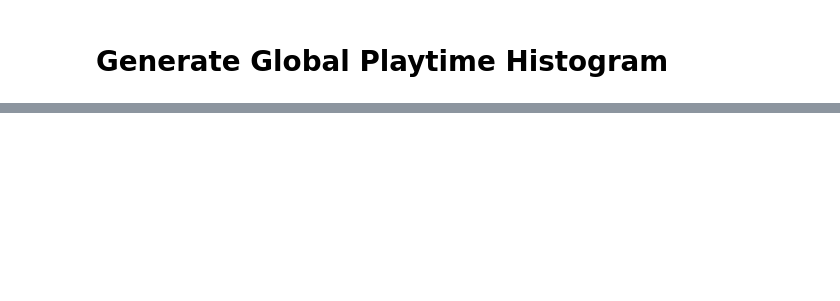
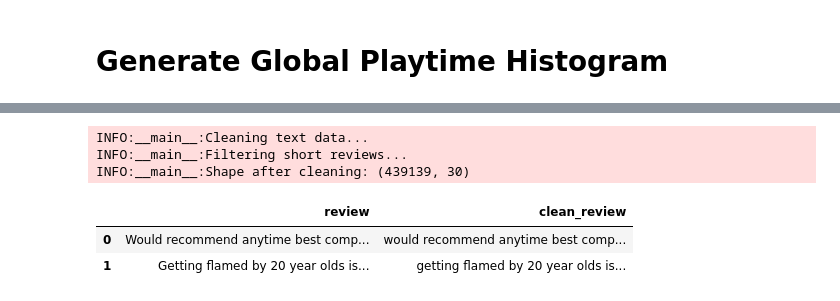
Before and after one commit to Matrix030/SteamLens, a Jupyter notebook: src/Step_3_analysis/EDA.ipynb, the cells around one changed output, grey strips where cells are left out. Saved outputs shown, nothing was run; the diff lists cells and outputs as text; code cells hidden in the pictures; blank space fills up the shorter version.

```diff
--- a/src/Step_3_analysis/EDA.ipynb
+++ b/src/Step_3_analysis/EDA.ipynb
@@ -271,0 +304,56 @@ Histogram saved as 'playtime_hist.png'
+# %%
+import re
+import string
+from tqdm.auto import tqdm
+
+def clean_text(text):
+    """
+    Clean text by removing URLs, emojis, and special characters
+    """
+    if not isinstance(text, str):
+        return ""
+
+    # Convert to lowercase
+    text = text.lower()
+
+    # Remove URLs
+    text = re.sub(r'http\S+|www\S+|https\S+', '', text)
+
+    # Remove emojis (simple approach)
+    emoji_pattern = re.compile("["
+                               u"\U0001F600-\U0001F64F"  # emoticons
+                               u"\U0001F300-\U0001F5FF"  # symbols & pictographs
+                               u"\U0001F680-\U0001F6FF"  # transport & map symbols
+                               u"\U0001F700-\U0001F77F"  # alchemical symbols
+                               u"\U0001F780-\U0001F7FF"  # Geometric Shapes
+                               u"\U0001F800-\U0001F8FF"  # Supplemental Arrows-C
+                               u"\U0001F900-\U0001F9FF"  # Supplemental Symbols and Pictographs
+                               u"\U0001FA00-\U0001FA6F"  # Chess Symbols
+                               u"\U0001FA70-\U0001FAFF"  # Symbols and Pictographs Extended-A
+                               u"\U00002702-\U000027B0"  # Dingbats
+                               u"\U000024C2-\U0000257F"  # Enclosed characters
+                               "]+", flags=re.UNICODE)
+    text = emoji_pattern.sub(r'', text)
+
+    # Remove extra whitespace
+    text = re.sub(r'\s+', ' ', text).strip()
+
+    return text
+
+# Apply cleaning function and filter short reviews
+logger.info("Cleaning text data...")
+df_sample['clean_review'] = df_sample['review'].apply(clean_text)
+
+# Filter reviews that are too short (less than 20 characters)
+logger.info("Filtering short reviews...")
+df_sample = df_sample[df_sample['clean_review'].str.len() >= 20].reset_index(drop=True)
+
+logger.info(f"Shape after cleaning: {df_sample.shape}")
+df_sample[['review', 'clean_review']].head(2)
+# %% [output]
+INFO:__main__:Cleaning text data...
+INFO:__main__:Filtering short reviews...
+INFO:__main__:Shape after cleaning: (439139, 30)
+|  | review | clean_review |
+| 0 | Would recommend anytime best comp... | would recommend anytime best comp... |
+| 1 | Getting flamed by 20 year olds is... | getting flamed by 20 year olds is... |
```
Also changed, not shown: parts of 16 cells of this notebook, 17 other files.
